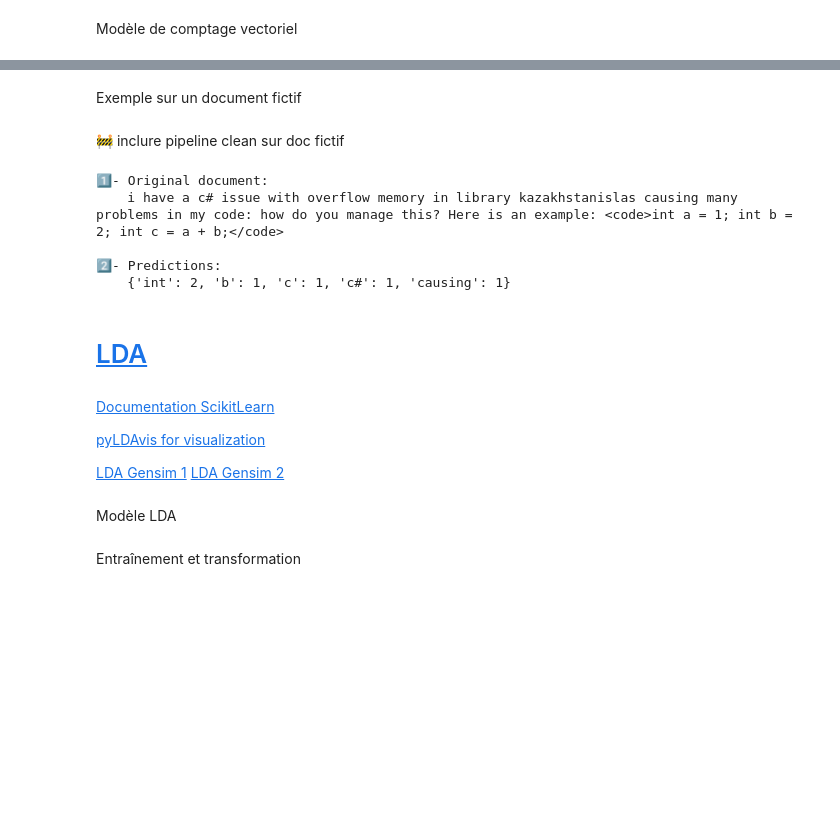
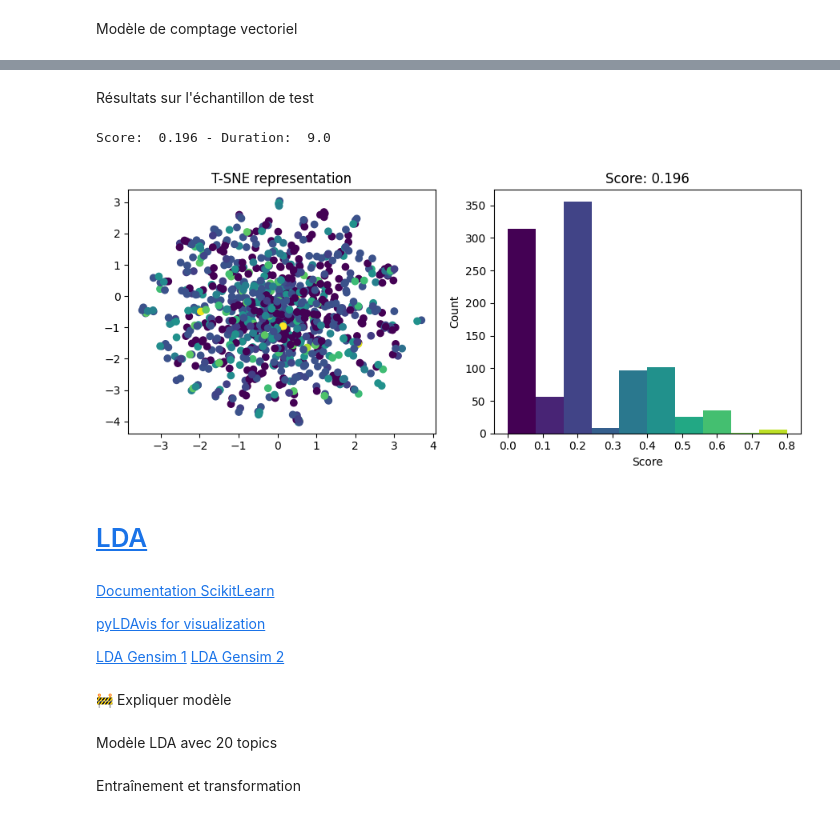
Before and after one commit to sycod/OC_P5_SoF, a Jupyter notebook: 3_non_supervise.ipynb, the cells around one changed output, grey strips where cells are left out. Saved outputs shown, nothing was run; the diff lists cells and outputs as text; code cells hidden in the pictures; blank space fills up the shorter version.

```diff
--- a/3_non_supervise.ipynb
+++ b/3_non_supervise.ipynb
@@ -293,8 +215,3 @@ Entraînement du modèle sur le corpus
 # %%
-cv_fitted = count_vectorizer.fit(corpus)
+cv_fitted = count_vectorizer.fit(X_train)
 cv_names = count_vectorizer.get_feature_names_out()
-cv_transformed = cv_fitted.transform(corpus)
-# %% [markdown]
-Exemple sur un document fictif
-# %% [markdown]
-🚧 inclure pipeline clean sur doc fictif
@@ -303,19 +218,13 @@ doc = dummy_doc
-# %%
-# predict
-X = cv_fitted.transform([doc])
-# display predictions
-predictions = results_from_vec_matrix(count_vectorizer, X, n_predictions)
-
-print(f"🔹 Original document:\n    {doc}\n")
-print(f"🔹 Predictions:\n    {predictions}\n")
-# %% [output]
-1️⃣- Original document:
-    i have a c# issue with overflow memory in library kazakhstanislas causing many problems in my code: how do you manage this? Here is an example: <code>int a = 1; int b = 2; int c = a + b;</code>
-
-2️⃣- Predictions:
-    {'int': 2, 'b': 1, 'c': 1, 'c#': 1, 'causing': 1}
+# %% [markdown]
+Résultats sur l'échantillon de test
+# %%
+results = score_reduce(cv_names, cv_fitted.transform(X_test), y_test)
+plot_model(results[0], results[2], results[3])
+# %% [output]
+Score:  0.196 - Duration:  9.0
+[figure, added]
 # %% [markdown]
-# <a id='toc5_'></a>[LDA](#toc0_)
+# <a id='toc4_'></a>[LDA](#toc0_)
 # %% [markdown]
 [Documentation ScikitLearn](https://scikit-learn.org/stable/modules/generated/sklearn.decomposition.LatentDirichletAllocation.html)
 
@@ -323,8 +232,10 @@ print(f"🔹 Predictions:\n    {predictions}\n")
 
 [LDA Gensim 1](https://radimrehurek.com/gensim/wiki.html#latent-dirichlet-allocation)
 [LDA Gensim 2](https://radimrehurek.com/gensim/models/ldamodel.html#gensim.models.ldamodel.LdaModel)
+# %% [markdown]
+🚧 Expliquer modèle
 # %% [markdown]
-Modèle LDA
+Modèle LDA avec 20 topics
 # %%
 # define a maximum number of topics (each represented by some words)
 n_topics = 20
```
Also changed, not shown: parts of 16 cells of this notebook, 1 other file.
